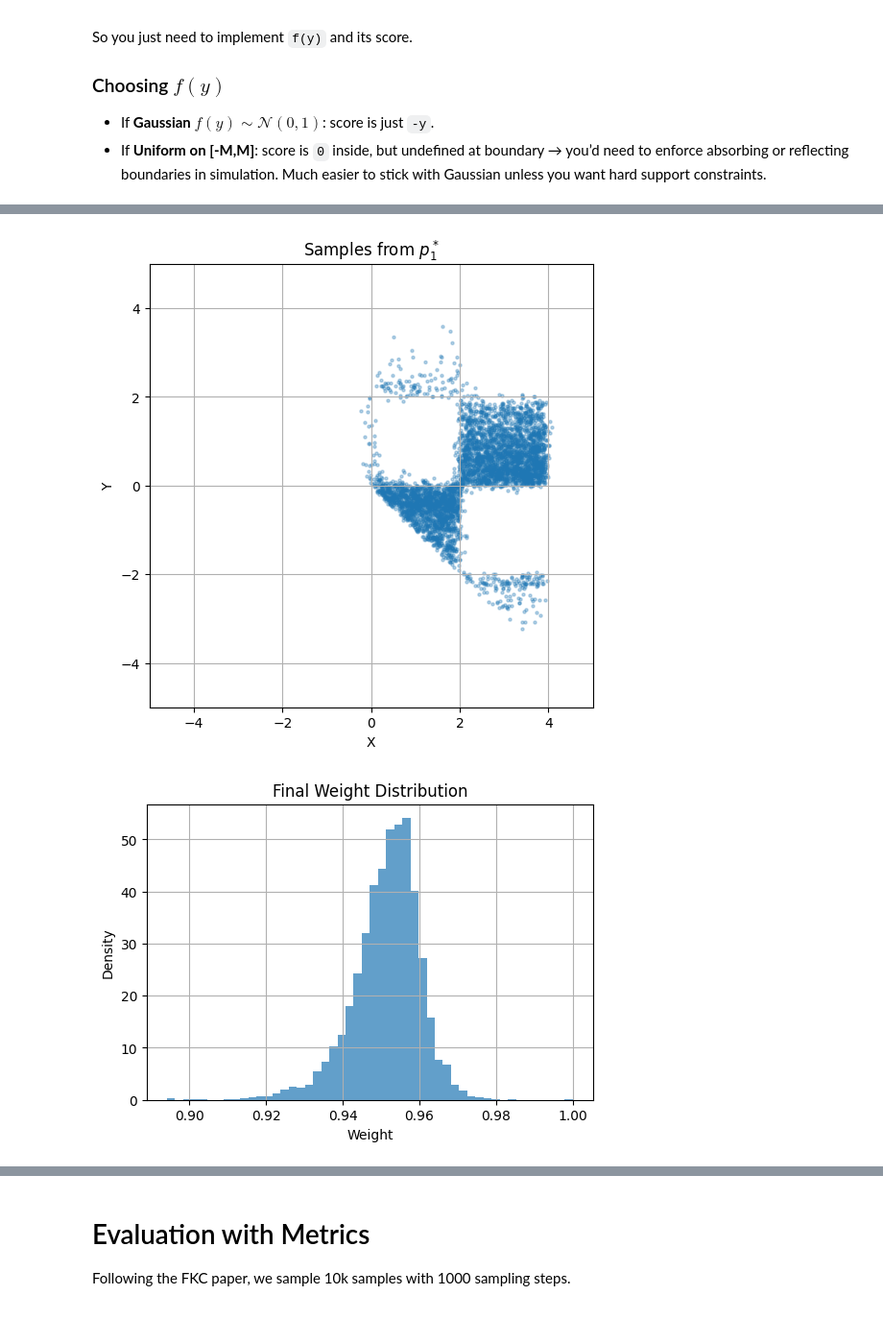
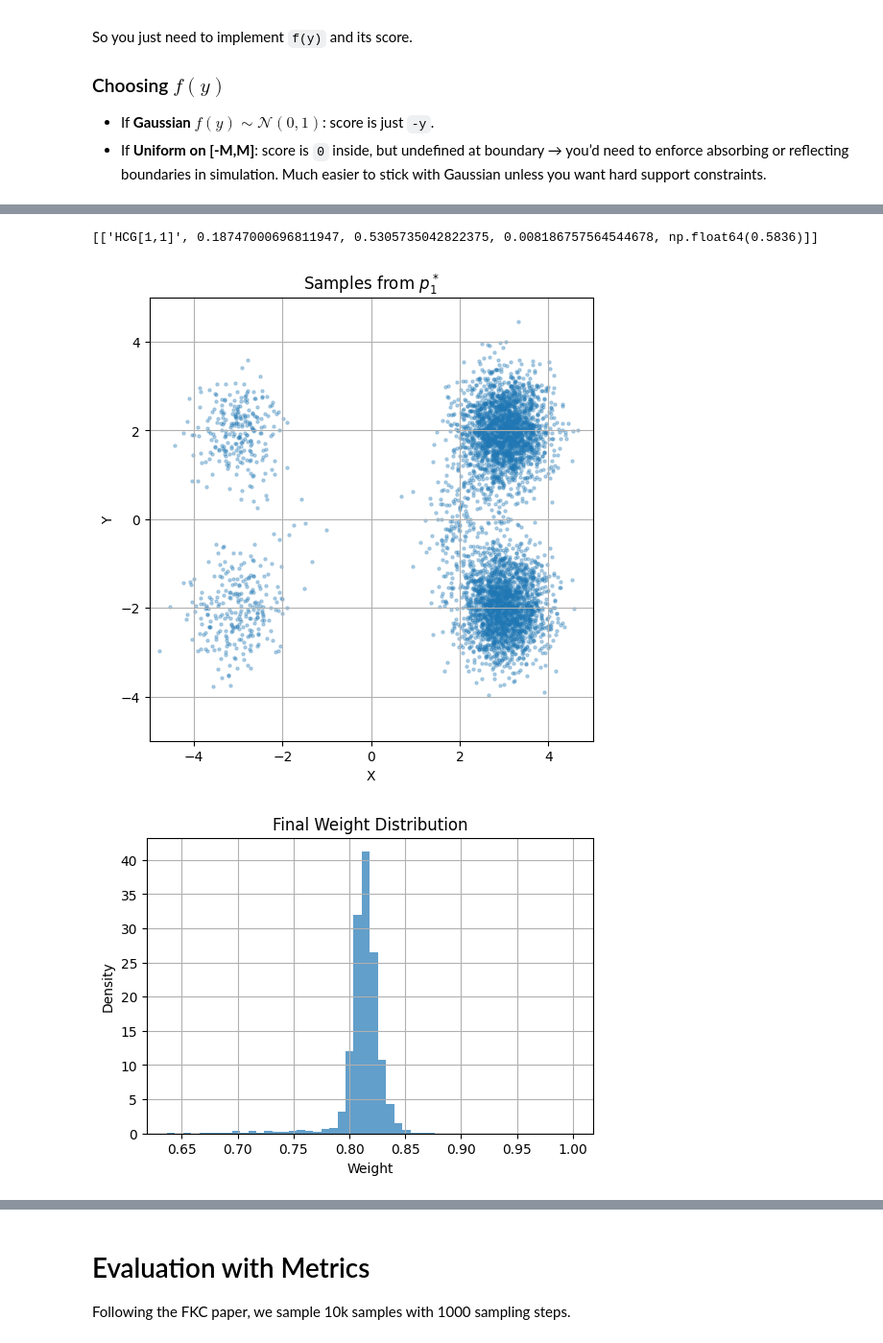
Before and after one commit to ziseoklee/ACE, a Jupyter notebook: 2D-HCG-GMM.ipynb, the cells around one changed output, grey strips where cells are left out. Shown at 96% size. Cells and saved outputs as stored; diff of their text form; code cells hidden in the pictures.

```diff
--- a/2D-HCG-GMM.ipynb
+++ b/2D-HCG-GMM.ipynb
@@ -203,19 +539,18 @@ Models loaded.
 # %%
 x0 = torch.randn(bs, 2).to("cuda")  # (X, Y) sample
-A, B = 1, 1  # Conditioning values
 
 samples, logw_final, logw_history, sample_history = simulate_hcg_generalized(
     x0=x0,
     dim_list=[1, 1, 2],  # dims for q^1(X|A), q^2(X), q^3(Z|B)
     v_fn_list=[
-        lambda x, t: v1_fn(x[:, :1], t, torch.full((x.size(0), 1), A, device=x.device)), # v1(X|A)
+        lambda x, t: v1_fn(x[:, :1], t), # v1(X|A)
         lambda x, t: v2_fn(x[:, :1], t),                                                 # v2(X)
-        lambda x, t: v3_fn(x, t, torch.full((x.size(0), 1), B, device=x.device))         # v3(Z|B)
+        lambda x, t: v3_fn(x, t)         # v3(Z|B)
     ],
     s_fn_list=[
-        lambda x, t: s1_fn(x[:, :1], t, torch.full((x.size(0), 1), A, device=x.device)), # s1(X|A)
-        lambda x, t: s2_fn(x[:, :1], t),                                                 # s2(X)
-        lambda x, t: s3_fn(x, t, torch.full((x.size(0), 1), B, device=x.device))         # s3(Z|B)
+        lambda x, t: s1_fn(x[:, :1], 1-t), # s1(X|A)
+        lambda x, t: s2_fn(x[:, :1], 1-t),                                                 # s2(X)
+        lambda x, t: s3_fn(x, 1-t)         # s3(Z|B)
     ],
     gamma_list=[1, -1, 1],     # from log-weight increment in simulate_hcg
     emb_list=[
@@ -229,8 +564,8 @@ samples, logw_final, logw_history, sample_history = simulate_hcg_generalized(
         lambda z: z  # identity
     ],
     sigma_fn=sigma_fn,
-    #lambda z, t: torch.cat([v1_fn(z[:, :1], t, torch.full((z.size(0), 1), A, device=z.device)), torch.zeros(z.size(0), 1, device=z.device)], dim=1), # v_star = v1
-    v_star= lambda z, t: v3_fn(z, t, torch.full((z.size(0), 1), B, device=z.device)),
+    #lambda z, t: torch.cat([v1_fn(z[:, :1], t), torch.zeros(z.size(0), 1, device=z.device)], dim=1), # v_star = v1
+    v_star= lambda z, t: v3_fn(z, t),
     t0=0.0, t1=1.0, n_steps=1000,
     device="cuda",
     resample=True,
@@ -238,15 +573,4 @@ samples, logw_final, logw_history, sample_history = simulate_hcg_generalized(
 )
 samples = samples.cpu().numpy()
 plot_diagnostics(samples, logw_final, logw_history, save_name=f"{experiment_id}/tmp")
-
-if False: # equivalent, less general function call
-    z0 = torch.randn(bs, 2).to("cuda")  # (X, Y) sample
-    A, B = 1, 1  # Conditioning values
-
-    samples, logw_final, logw_history, sample_history = simulate_hcg(
-        z0,     v1_fn, s1_fn,     v2_fn, s2_fn,     v3_fn, s3_fn,     sigma_fn,     A=A, B=B,  # Conditioning values
-        t0=0.0, t1=1.0, n_steps=1000, device="cuda", resample=True, perturb=False, ess_threshold=0.5, v_star_type="v1"
-    )
-    samples = samples.cpu().numpy()
-    plot_diagnostics(samples, logw_final, logw_history, save_name=f"{experiment_id}/tmp")
 # %% [output]
@@ -408,43 +749,52 @@ plot_diagnostics(samples, logw_final, logw_history, save_name=f"{experiment_id}/
+# %%
+results = []
+samples_gt = conditional_gmm_p1p2(bs).numpy()
+w1, w2, mmd_rbf, total_var = compute_sample_based_metrics(
+    torch.tensor(samples_gt), torch.tensor(samples)
+)
+results.append(["HCG[1,1]", w1, w2, mmd_rbf, total_var])
+print(results)
+# %% [output]
+[['HCG[1,1]', 0.18747000696811947, 0.5305735042822375, 0.008186757564544678, np.float64(0.5836)]]
 # %%
 x0 = torch.randn(bs, 2).to("cuda")  # (X, Y) sample
-A, B = 1, 1  # Conditioning values
 
 # choose f(y) = N(0, 1)  => score s_f(y) = -y
 def s_f(y):           # y has shape (bs,1)
     return -y
 def v_f(y, t):        # choose zero deterministic drift in y
     return torch.zeros_like(y)
 
 v_fn_list = [
-    lambda z, t: torch.cat([ v1_fn(z[:, :1], t, torch.full((z.size(0), 1), A, device=z.device)), v_f(z[:, 1:2], t) ], dim=1),
-    lambda z, t: v3_fn(z, t, torch.full((z.size(0), 1), B, device=z.device))   # already 2D
+    lambda z, t: torch.cat([ v1_fn(z[:, :1], t), v_f(z[:, 1:2], t) ], dim=1),
+    lambda z, t: v3_fn(z, t)   # already 2D
 ]
 s_fn_list = [
-    lambda z, t: torch.cat([ s1_fn(z[:, :1], t, torch.full((z.size(0), 1), A, device=z.device)), s_f(z[:, 1:2]) ], dim=1),
-    lambda z, t: s3_fn(z, t, torch.full((z.size(0), 1), B, device=z.device))   # already 2D
+    lambda z, t: torch.cat([ s1_fn(z[:, :1], 1-t), s_f(z[:, 1:2]) ], dim=1),
+    lambda z, t: s3_fn(z, 1-t)   # already 2D
 ]
 emb_list = [lambda z: z, lambda z: z]
 trans_emb_list = [lambda z: z, lambda z: z]
-v_star = lambda z, t: v3_fn(z, t, torch.full((z.size(0), 1), B, device=z.device))
+v_star = lambda z, t: v3_fn(z, t)
 
 
 samples, logw_final, logw_history, sample_history = simulate_hcg_generalized(
     x0=x0,
     dim_list=[2, 2],
     v_fn_list=v_fn_list,
     s_fn_list=s_fn_list,
     gamma_list=[1, 1],     # from log-weight increment in simulate_hcg
     emb_list=emb_list,
     trans_emb_list=trans_emb_list,
     sigma_fn=sigma_fn,
     v_star=v_star,
     t0=0.0, t1=1.0, n_steps=1000,
     device="cuda",
     resample=True,
     ess_threshold=0.5
 )
 samples = samples.cpu().numpy()
-plot_diagnostics(samples, logw_final, logw_history, save_name=f"{experiment_id}/fkc-1")
+plot_diagnostics(samples, logw_final, logw_history, save_name=f"{experiment_id}/fkc-2")
 # %% [output]
-[figure, old version]
+[figure, new version]
-[figure, old version]
+[figure, new version]
```
Also changed, not shown: parts of 21 cells of this notebook, 6 other files.
